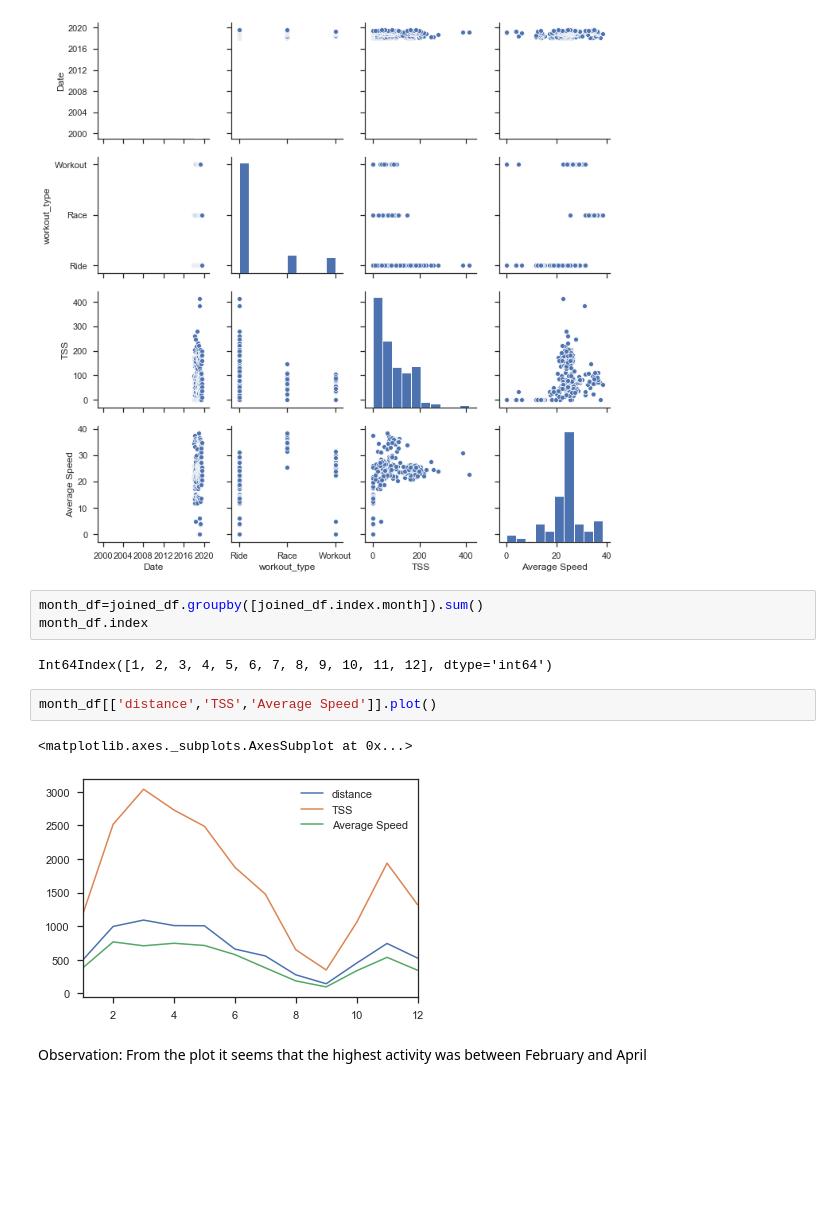
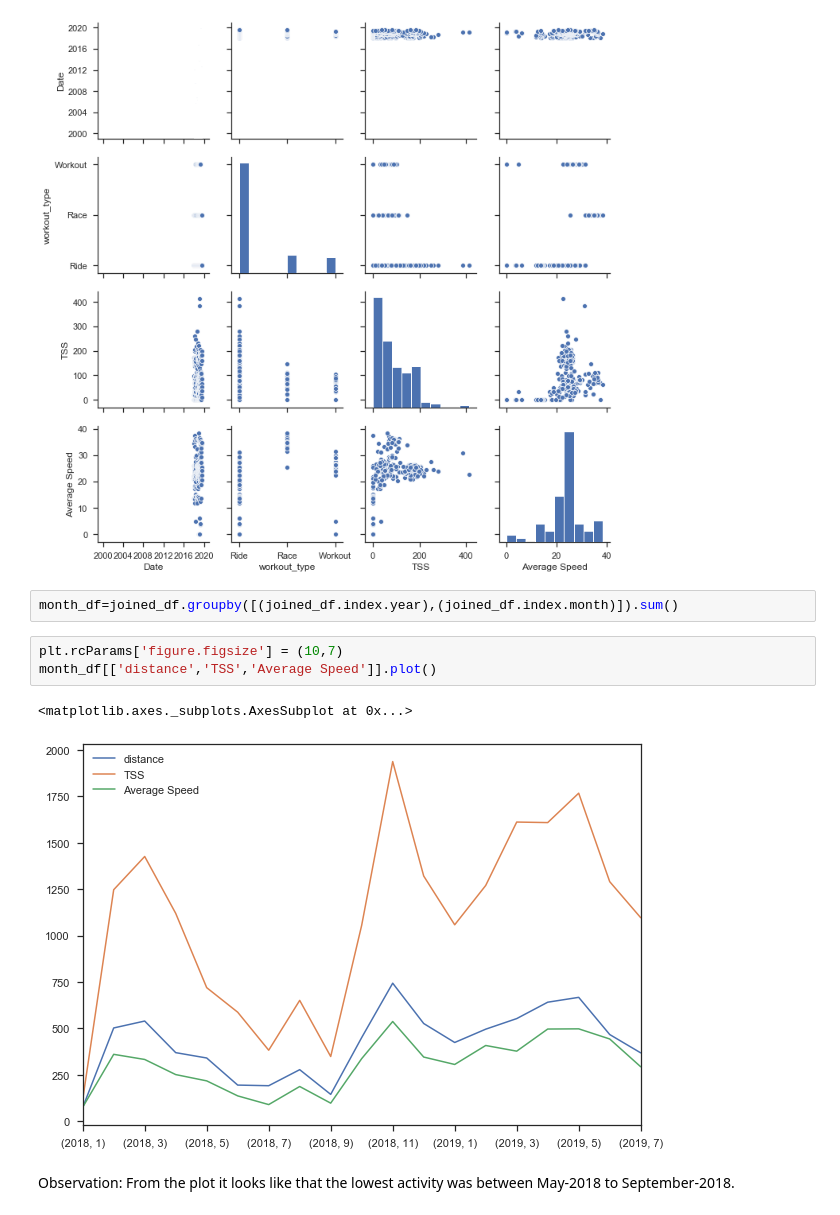
Before and after one commit to bhagyashreedhebe/Portfolios, a Jupyter notebook: Portfolio 1.ipynb, the cells around one changed output. Cells and saved outputs as stored; diff of their text form; blank space fills up the shorter version.

```diff
--- a/Portfolio 1.ipynb
+++ b/Portfolio 1.ipynb
@@ -370,14 +247,12 @@ rs = sns.pairplot(joined_df, vars=['Date', 'workout_type', 'TSS','Average Speed'
 # %% [output]
 [figure]
 # %%
-month_df=joined_df.groupby([joined_df.index.month]).sum()
-month_df.index
+month_df=joined_df.groupby([(joined_df.index.year),(joined_df.index.month)]).sum()
-# %% [output]
-Int64Index([1, 2, 3, 4, 5, 6, 7, 8, 9, 10, 11, 12], dtype='int64')
 # %%
+plt.rcParams['figure.figsize'] = (10,7)
 month_df[['distance','TSS','Average Speed']].plot()
 # %% [output]
 <matplotlib.axes._subplots.AxesSubplot at 0x...>
-[figure, old version]
+[figure, new version]
 # %% [markdown]
-Observation: From the plot it seems that the highest activity was between February and April
+Observation: From the plot it looks like that the lowest activity was between May-2018 to September-2018.
```
Also changed, not shown: parts of 50 cells of this notebook.
